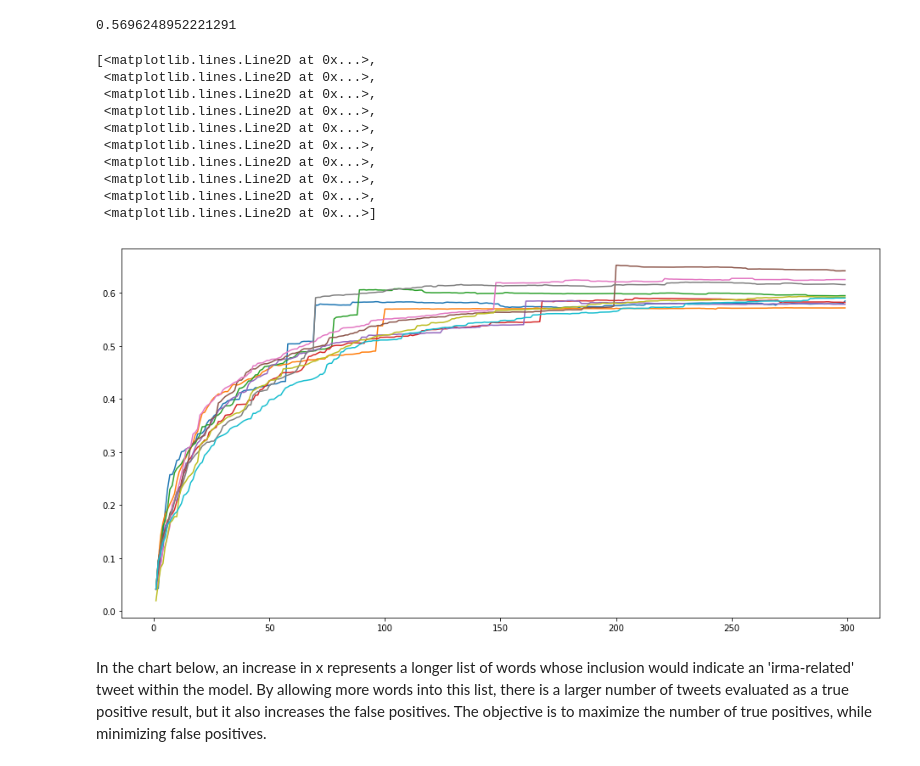
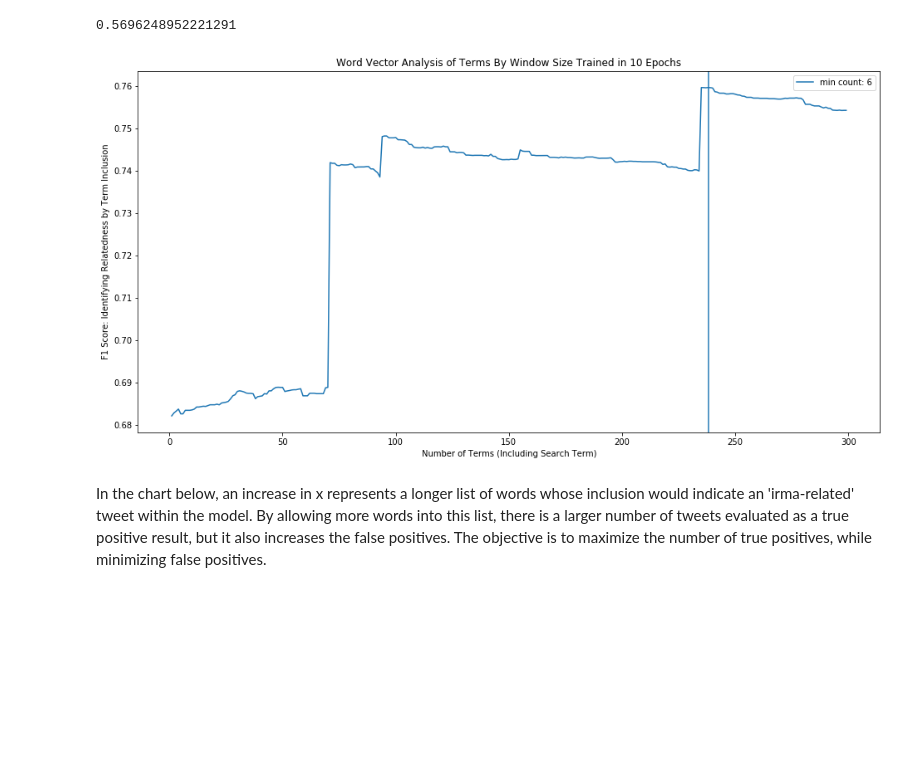
Before and after one commit to brownworth/TwitterDisaster, a Jupyter notebook: MinMaxScaledValues.ipynb, the cells around one changed output. Cells and saved outputs as stored; diff of their text form; code cells hidden in the pictures; blank space fills up the shorter version.

```diff
--- a/MinMaxScaledValues.ipynb
+++ b/MinMaxScaledValues.ipynb
@@ -230,2 +253,4 @@ Name: 299, dtype: float64
+# %%
+related_test = pickle.load(open('./related_words_window_10E.pkl',"rb"))
 # %%
-score_matrix = pickle.load(open('./score_matrix.pkl',"rb"))
+score_matrix = pickle.load(open('./score_matrix_seed_term_window_10E.pkl',"rb"))
@@ -240,21 +292,19 @@ score_matrix = pickle.load(open('./score_matrix.pkl',"rb"))
 # %%
 import matplotlib.pyplot as plt
 %matplotlib inline
-# %%
-fig = plt.figure(figsize=(16,8))
-plt.plot(score_matrix.iloc[1:]);
-# %% [output]
-[<matplotlib.lines.Line2D at 0x...>,
- <matplotlib.lines.Line2D at 0x...>,
- <matplotlib.lines.Line2D at 0x...>,
- <matplotlib.lines.Line2D at 0x...>,
- <matplotlib.lines.Line2D at 0x...>,
- <matplotlib.lines.Line2D at 0x...>,
- <matplotlib.lines.Line2D at 0x...>,
- <matplotlib.lines.Line2D at 0x...>,
- <matplotlib.lines.Line2D at 0x...>,
- <matplotlib.lines.Line2D at 0x...>]
-[figure, removed]
+# %%
+fig = plt.figure(figsize=(16,8))
+plt.title("Word Vector Analysis of Terms By Window Size Trained in 10 Epochs")
+plt.xlabel("Number of Terms (Including Search Term)")
+plt.ylabel("F1 Score: Identifying Relatedness by Term Inclusion")
+# for i in (range(1,11)):
+#     plt.plot(score_matrix.iloc[1:,i-1],label="min count: "+str(i))
+i=6
+plt.plot(score_matrix.iloc[1:,i-1],label="min count: "+str(i))
+plt.axvline(238)
+plt.legend();
+# %% [output]
+[figure, added]
 # %% [markdown]
 In the chart below, an increase in x represents a longer list of words whose inclusion would indicate an 'irma-related' tweet within the model. By allowing more words into this list, there is a larger number of tweets evaluated as a true positive result, but it also increases the false positives. The objective is to maximize the number of true positives, while minimizing false positives.
 # %%
```
Also changed, not shown: parts of 22 cells of this notebook.
